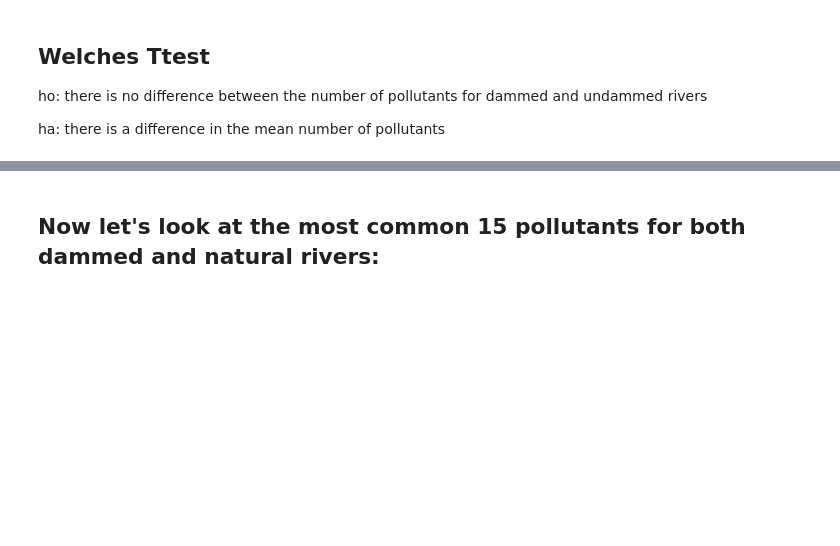
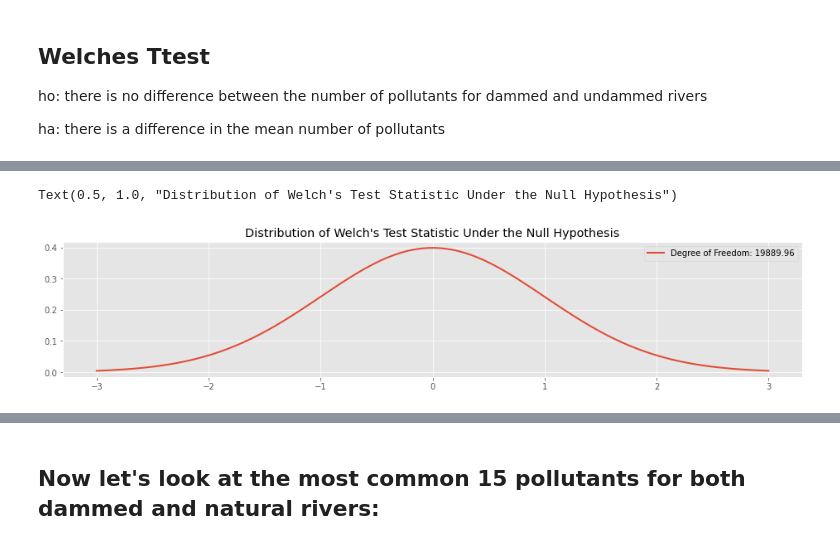
Before and after one commit to puga-42/Are-we-fixing-our-dammed-rivers, a Jupyter notebook: Walkthrough.ipynb, the cells around one changed output, grey strips where cells are left out. Saved outputs shown, nothing was run; the diff lists cells and outputs as text; code cells hidden in the pictures; blank space fills up the shorter version.

```diff
--- a/Walkthrough.ipynb
+++ b/Walkthrough.ipynb
@@ -144,0 +141,9 @@ t_stat
+# %%
+def welch_satterhwaithe_df(sample_1, sample_2):
+    ss1 = len(sample_1)
+    ss2 = len(sample_2)
+    df_welch = (
+        ((np.var(sample_1)/ss1 + np.var(sample_2)/ss2)**(2.0)) /
+        ((np.var(sample_1)/ss1)**(2.0)/(ss1 - 1) + (np.var(sample_2)/ss2)**(2.0)/(ss2 - 1))
+    )
+    return df_welch
@@ -144,0 +155,12 @@ t_stat
+# %%
+x = np.linspace(-3, 3, num=250)
+
+df_welch = welch_satterhwaithe_df(undammed_means, dammed_means)
+fig, ax = plt.subplots(1, figsize=(16, 3))
+rivers = stats.t(df_welch)
+ax.plot(x, rivers.pdf(x), linewidth=2, label="Degree of Freedom: {:2.2f}".format(df_welch))
+ax.legend()
+ax.set_title("Distribution of Welch's Test Statistic Under the Null Hypothesis")
+# %% [output]
+Text(0.5, 1.0, "Distribution of Welch's Test Statistic Under the Null Hypothesis")
+[figure, added]
```
Also changed, not shown: parts of 9 cells of this notebook, 12 other files.
